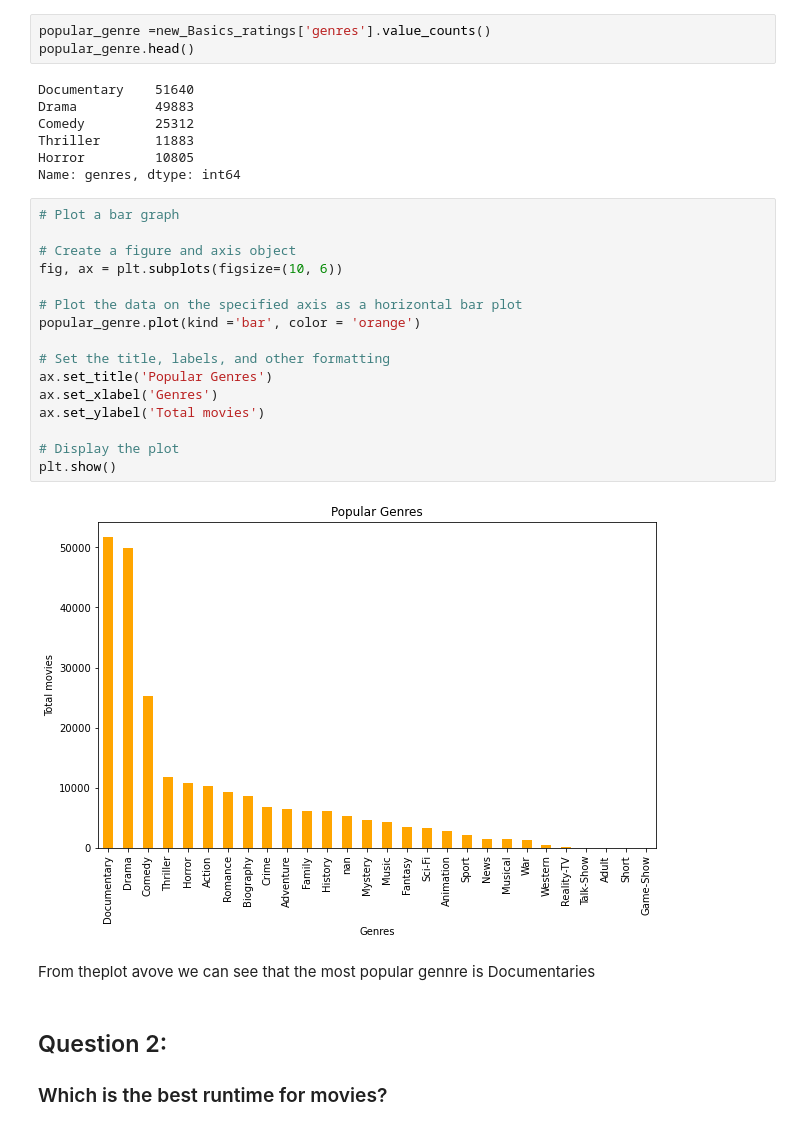
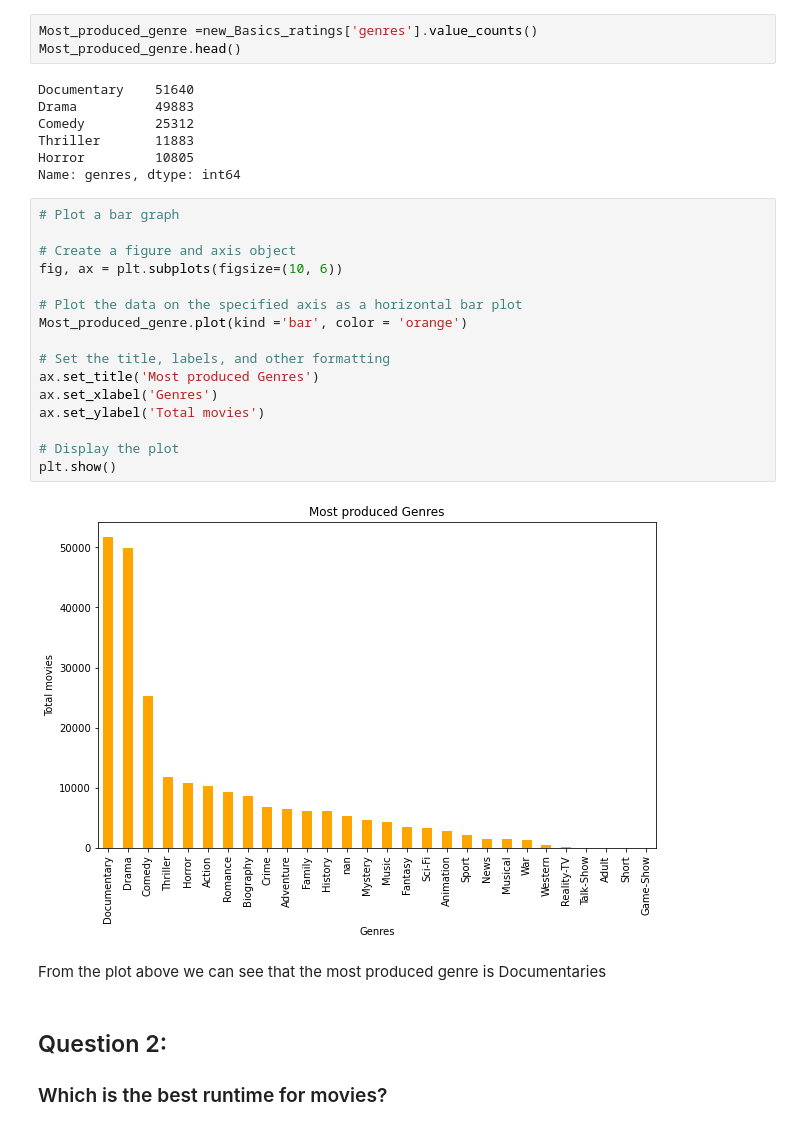
Before and after one commit to guddacandy/dsc-phase-1-project-v2-4, a Jupyter notebook: student.ipynb, the cells around one changed output. Cells and saved outputs as stored; diff of their text form.

```diff
--- a/student.ipynb
+++ b/student.ipynb
@@ -730,8 +771,8 @@ new_Basics_ratings.head()
 | 3 | 114.0 | Biography |
 | 4 | 114.0 | Drama |
 # %%
-popular_genre =new_Basics_ratings['genres'].value_counts()
-popular_genre.head()
+Most_produced_genre =new_Basics_ratings['genres'].value_counts()
+Most_produced_genre.head()
 # %% [output]
 Documentary    51640
 Drama          49883
@@ -742,23 +783,23 @@ Name: genres, dtype: int64
 # %%
 # Plot a bar graph
 
 # Create a figure and axis object
 fig, ax = plt.subplots(figsize=(10, 6))
 
 # Plot the data on the specified axis as a horizontal bar plot
-popular_genre.plot(kind ='bar', color = 'orange')
+Most_produced_genre.plot(kind ='bar', color = 'orange')
 
 # Set the title, labels, and other formatting
-ax.set_title('Popular Genres')
+ax.set_title('Most produced Genres')
 ax.set_xlabel('Genres')
 ax.set_ylabel('Total movies')
 
 # Display the plot
 plt.show()
 # %% [output]
-[figure, old version]
+[figure, new version]
 # %% [markdown]
-From theplot avove we can see that the most popular gennre is Documentaries
+From the plot above we can see that the most produced genre is Documentaries
 # %% [markdown]
 ## Question 2:
 ### Which is the best runtime for movies?
```
Also changed, not shown: parts of 34 cells of this notebook, 2 other files.
